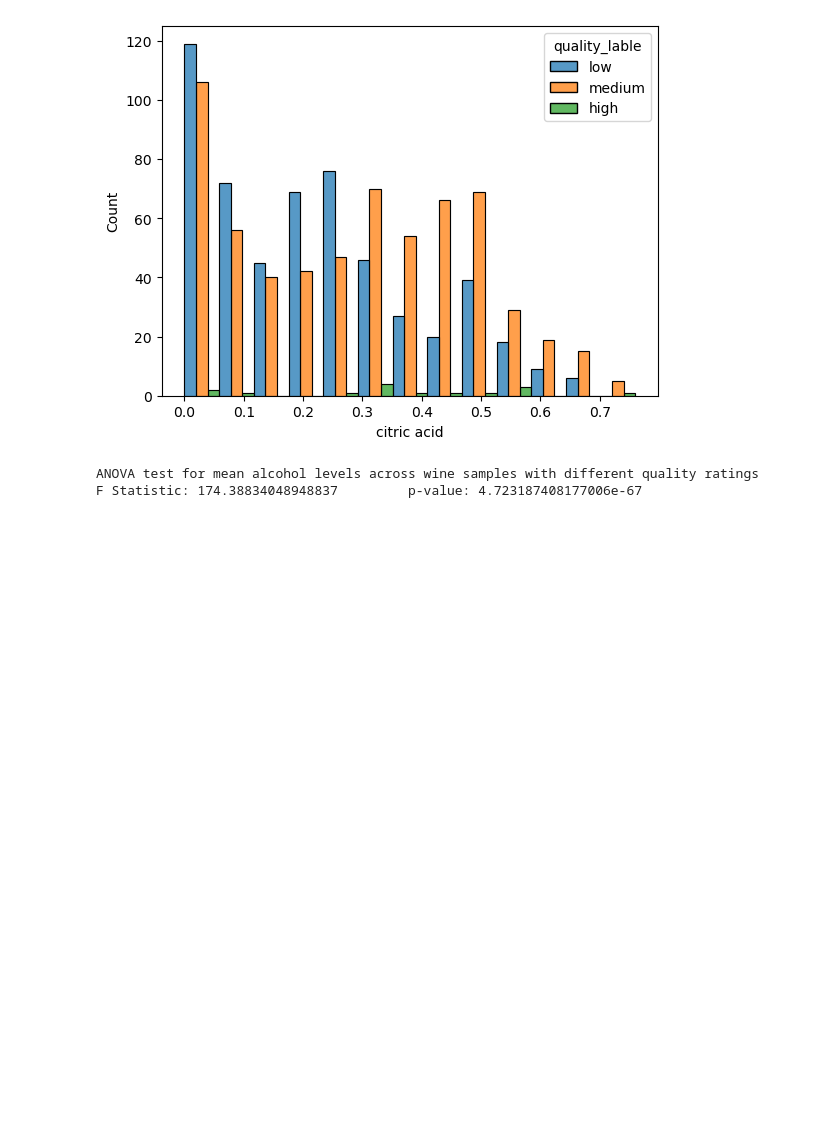
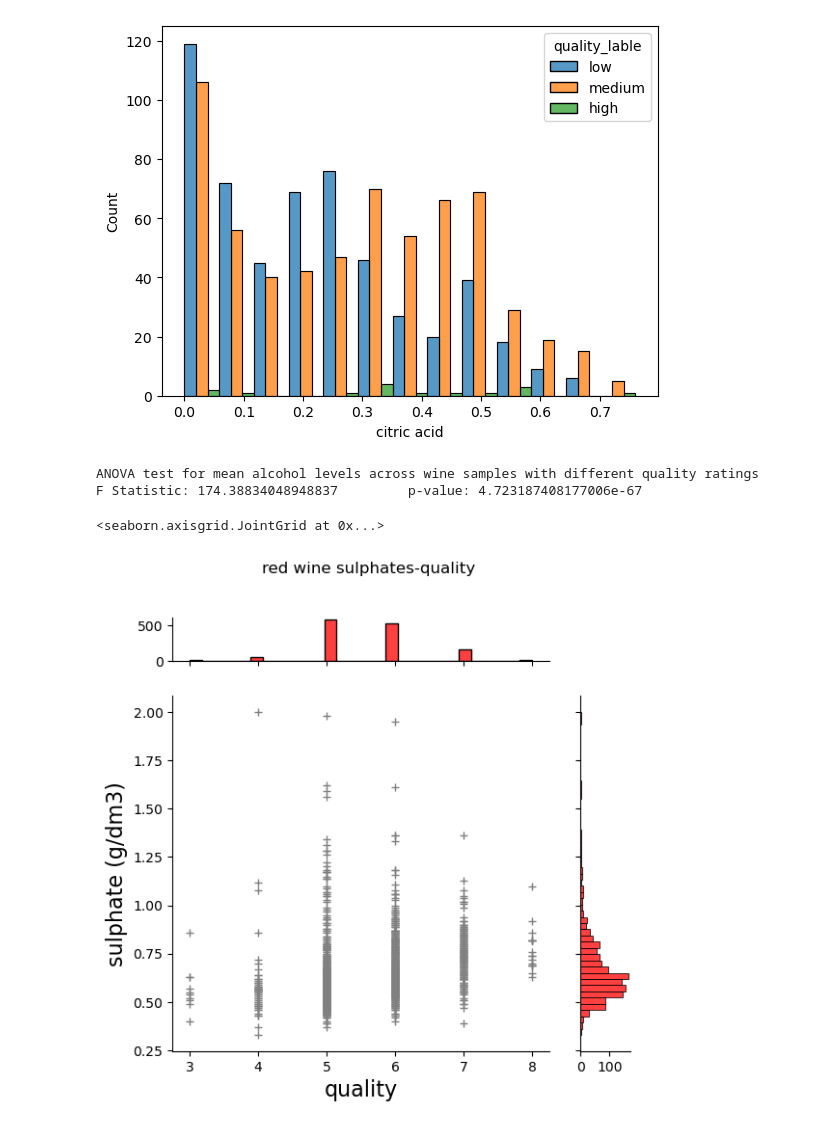
Before and after one commit to baes2021/P2-wine-EDA, a Jupyter notebook: outliers_remove.ipynb, the cells around one changed output. Saved outputs shown, nothing was run; the diff lists cells and outputs as text; code cells hidden in the pictures; blank space fills up the shorter version.

```diff
--- a/outliers_remove.ipynb
+++ b/outliers_remove.ipynb
@@ -350,3 +350,15 @@ print('F Statistic:', F, '\tp-value:', p)
 # %% [output]
 ANOVA test for mean alcohol levels across wine samples with different quality ratings
 F Statistic: 174.38834048948837         p-value: 4.723187408177006e-67
+# %%
+
+h=sns.jointplot(x='quality', y='sulphates', data=red_wine, color='red',marginal_ticks=True)
+h.set_axis_labels('quality', 'sulphate (g/dm3)', fontsize=16)
+h.fig.suptitle('red wine sulphates-quality')
+h.fig.tight_layout(pad=2)
+
+h.ax_joint.collections[0].set_alpha(0)
+h.plot_joint(plt.scatter, c='grey', s=30, linewidth=1, marker='+')
+# %% [output]
+<seaborn.axisgrid.JointGrid at 0x...>
+[figure, added]
```
Also changed, not shown: parts of 8 cells of this notebook, 3 other files.
